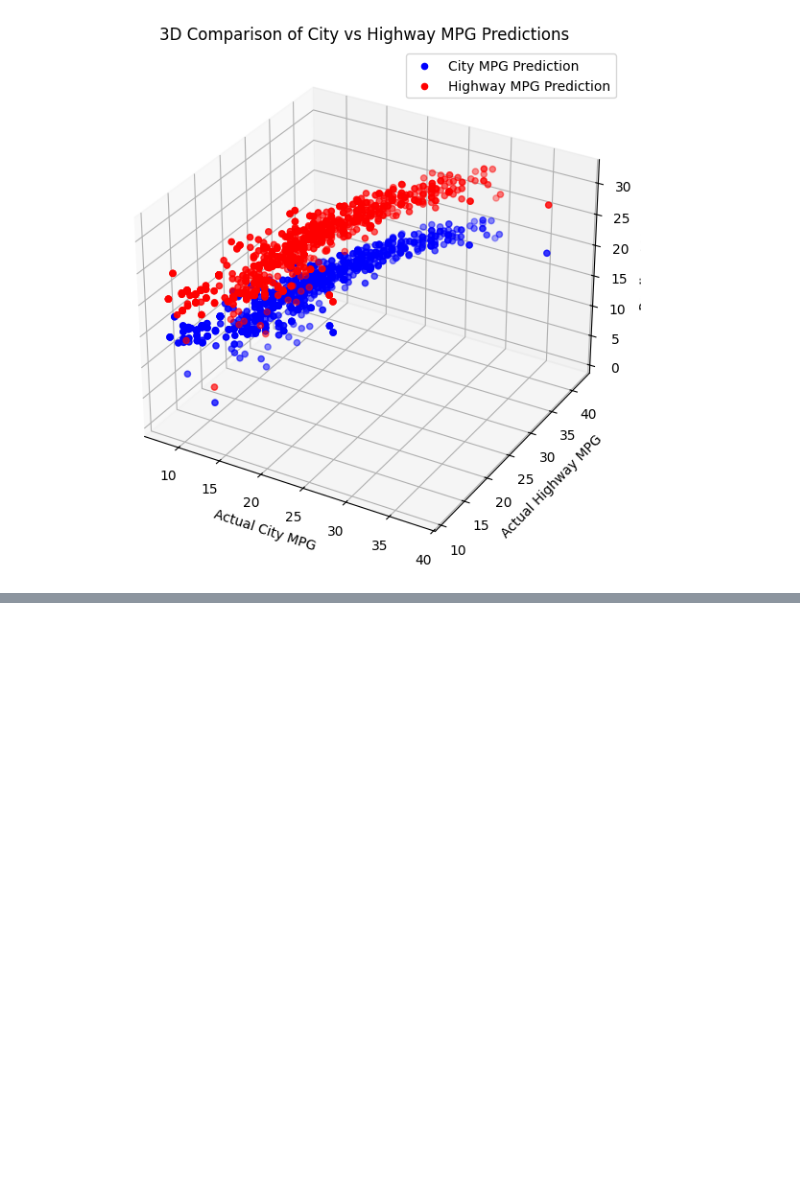
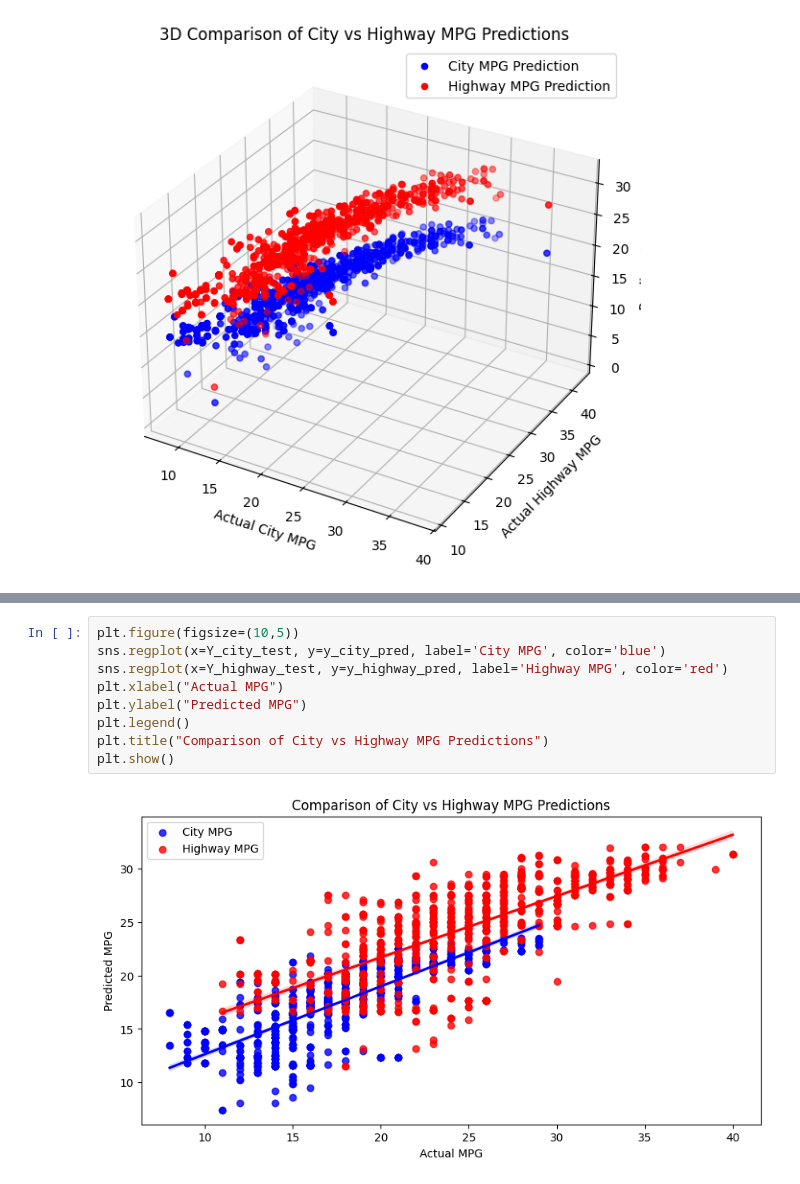
Before and after one commit to Siva290599/Project-1-Cars-Multiple-Linear-Regression, a Jupyter notebook: Project_1_Cars_Multiple_Linear_Regression.ipynb, the cells around one changed output, grey strips where cells are left out. Cells and saved outputs as stored; diff of their text form; blank space fills up the shorter version.

```diff
--- a/Project_1_Cars_Multiple_Linear_Regression.ipynb
+++ b/Project_1_Cars_Multiple_Linear_Regression.ipynb
@@ -118,0 +176,11 @@ plt.show()
+# %%
+plt.figure(figsize=(10,5))
+sns.regplot(x=Y_city_test, y=y_city_pred, label='City MPG', color='blue')
+sns.regplot(x=Y_highway_test, y=y_highway_pred, label='Highway MPG', color='red')
+plt.xlabel("Actual MPG")
+plt.ylabel("Predicted MPG")
+plt.legend()
+plt.title("Comparison of City vs Highway MPG Predictions")
+plt.show()
+# %% [output]
+[figure, added]
```
Also changed, not shown: parts of 11 cells of this notebook.
